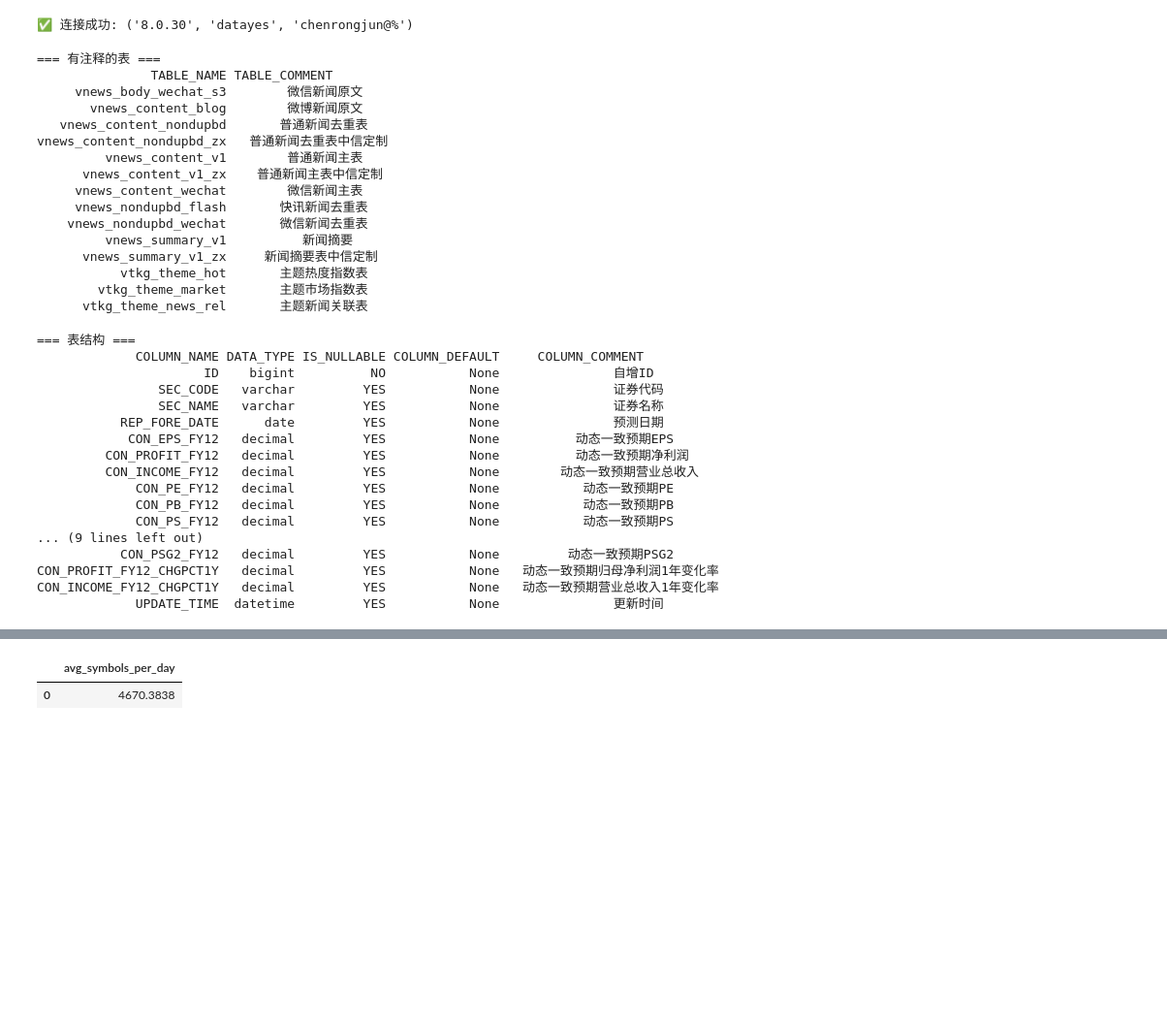
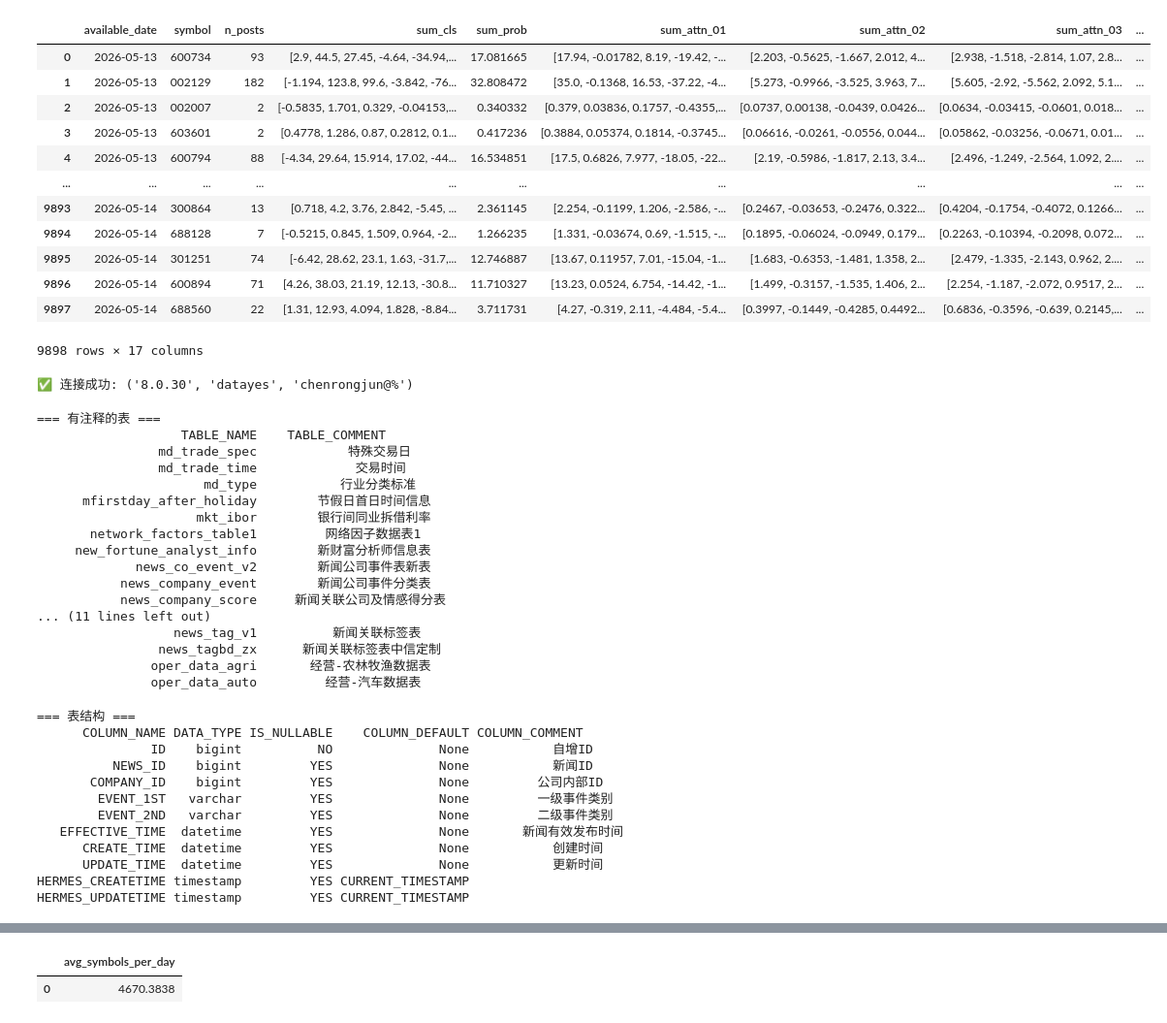
Before and after one commit to Russ4ever/chinese-wwm-roberta, a Jupyter notebook: notebooks/datayes_data_check.ipynb, the cells around one changed output, grey strips where cells are left out. Shown at 97% size. Drawn from its saved outputs; the diff is of its cells as text; code cells hidden in the pictures; blank space fills up the shorter version.

```diff
--- a/notebooks/datayes_data_check.ipynb
+++ b/notebooks/datayes_data_check.ipynb
@@ -1,5 +1,21 @@
 # %%
 import pandas as pd
+# %%
+pd.read_parquet("/home/intern_fjq_2026/Projects/chinese-wwm-roberta/artifacts/gubapost_cls/per_file/gubapost_20260513.parquet")
+# %% [output]
+|  | available_date | symbol | n_posts | sum_cls | sum_prob | sum_attn_01 | sum_attn_02 | sum_attn_03 | ... |
+| 0 | 2026-05-13 | 600734 | 93 | [2.9, 44.5, 27.45, -4.64, -34.94,... | 17.081665 | [17.94, -0.01782, 8.19, -19.42, -... | [2.203, -0.5625, -1.667, 2.012, 4... | [2.938, -1.518, -2.814, 1.07, 2.8... | ... |
+| 1 | 2026-05-13 | 002129 | 182 | [-1.194, 123.8, 99.6, -3.842, -76... | 32.808472 | [35.0, -0.1368, 16.53, -37.22, -4... | [5.273, -0.9966, -3.525, 3.963, 7... | [5.605, -2.92, -5.562, 2.092, 5.1... | ... |
+| 2 | 2026-05-13 | 002007 | 2 | [-0.5835, 1.701, 0.329, -0.04153,... | 0.340332 | [0.379, 0.03836, 0.1757, -0.4355,... | [0.0737, 0.00138, -0.0439, 0.0426... | [0.0634, -0.03415, -0.0601, 0.018... | ... |
+| 3 | 2026-05-13 | 603601 | 2 | [0.4778, 1.286, 0.87, 0.2812, 0.1... | 0.417236 | [0.3884, 0.05374, 0.1814, -0.3745... | [0.06616, -0.0261, -0.0556, 0.044... | [0.05862, -0.03256, -0.0671, 0.01... | ... |
+| 4 | 2026-05-13 | 600794 | 88 | [-4.34, 29.64, 15.914, 17.02, -44... | 16.534851 | [17.5, 0.6826, 7.977, -18.05, -22... | [2.19, -0.5986, -1.817, 2.13, 3.4... | [2.496, -1.249, -2.564, 1.092, 2.... | ... |
+| ... | ... | ... | ... | ... | ... | ... | ... | ... | ... |
+| 9893 | 2026-05-14 | 300864 | 13 | [0.718, 4.2, 3.76, 2.842, -5.45, ... | 2.361145 | [2.254, -0.1199, 1.206, -2.586, -... | [0.2467, -0.03653, -0.2476, 0.322... | [0.4204, -0.1754, -0.4072, 0.1266... | ... |
+| 9894 | 2026-05-14 | 688128 | 7 | [-0.5215, 0.845, 1.509, 0.964, -2... | 1.266235 | [1.331, -0.03674, 0.69, -1.515, -... | [0.1895, -0.06024, -0.0949, 0.179... | [0.2263, -0.10394, -0.2098, 0.072... | ... |
+| 9895 | 2026-05-14 | 301251 | 74 | [-6.42, 28.62, 23.1, 1.63, -31.7,... | 12.746887 | [13.67, 0.11957, 7.01, -15.04, -1... | [1.683, -0.6353, -1.481, 1.358, 2... | [2.479, -1.335, -2.143, 0.962, 2.... | ... |
+| 9896 | 2026-05-14 | 600894 | 71 | [4.26, 38.03, 21.19, 12.13, -30.8... | 11.710327 | [13.23, 0.0524, 6.754, -14.42, -1... | [1.499, -0.3157, -1.535, 1.406, 2... | [2.254, -1.187, -2.072, 0.9517, 2... | ... |
+| 9897 | 2026-05-14 | 688560 | 22 | [1.31, 12.93, 4.094, 1.828, -8.84... | 3.711731 | [4.27, -0.319, 2.11, -4.484, -5.4... | [0.3997, -0.1449, -0.4285, 0.4492... | [0.6836, -0.3596, -0.639, 0.2145,... | ... |
+9898 rows × 17 columns
 # %%
 # pd.read_csv("/home/intern_fjq_2026/Projects/chinese-wwm-roberta/filtered_data/social_text_202403.csv.gz")
 # %%
@@ -24,7 +40,7 @@ comment_info = pd.read_sql("""
     WHERE table_schema = DATABASE()
       AND TABLE_COMMENT != ''
     ORDER BY TABLE_NAME
-    LIMIT 420, 20
+    LIMIT 250, 25
 """, conn)
 
 print("=== 有注释的表 ===")
@@ -34,24 +50,25 @@ else:
     print("(暂无)")
 # %% [output]
 === 有注释的表 ===
-               TABLE_NAME TABLE_COMMENT
-     vnews_body_wechat_s3        微信新闻原文
-       vnews_content_blog        微博新闻原文
-   vnews_content_nondupbd       普通新闻去重表
-vnews_content_nondupbd_zx   普通新闻去重表中信定制
-         vnews_content_v1        普通新闻主表
-      vnews_content_v1_zx    普通新闻主表中信定制
-     vnews_content_wechat        微信新闻主表
-     vnews_nondupbd_flash       快讯新闻去重表
-    vnews_nondupbd_wechat       微信新闻去重表
-         vnews_summary_v1          新闻摘要
-      vnews_summary_v1_zx     新闻摘要表中信定制
-           vtkg_theme_hot       主题热度指数表
-        vtkg_theme_market       主题市场指数表
-      vtkg_theme_news_rel       主题新闻关联表
+                   TABLE_NAME    TABLE_COMMENT
+                md_trade_spec            特殊交易日
+                md_trade_time             交易时间
+                      md_type           行业分类标准
+      mfirstday_after_holiday        节假日首日时间信息
+                     mkt_ibor        银行间同业拆借利率
+       network_factors_table1         网络因子数据表1
+     new_fortune_analyst_info        新财富分析师信息表
+             news_co_event_v2        新闻公司事件表新表
+           news_company_event        新闻公司事件分类表
+           news_company_score     新闻关联公司及情感得分表
+... (11 lines left out)
+                  news_tag_v1          新闻关联标签表
+                news_tagbd_zx      新闻关联标签表中信定制
+               oper_data_agri       经营-农林牧渔数据表
+               oper_data_auto         经营-汽车数据表
 # %%
 import pandas as pd
-D = 'con_sec_fy12'
+D = 'news_company_event'
 # 1. 先看表结构（字段名和数据类型）
 schema = pd.read_sql(f"""
     SELECT COLUMN_NAME, DATA_TYPE, IS_NULLABLE, COLUMN_DEFAULT, COLUMN_COMMENT
@@ -63,22 +80,17 @@ print("=== 表结构 ===")
 print(schema.to_string(index=False))
 # %% [output]
 === 表结构 ===
-             COLUMN_NAME DATA_TYPE IS_NULLABLE COLUMN_DEFAULT     COLUMN_COMMENT
-                      ID    bigint          NO           None               自增ID
-                SEC_CODE   varchar         YES           None               证券代码
-                SEC_NAME   varchar         YES           None               证券名称
-           REP_FORE_DATE      date         YES           None               预测日期
-            CON_EPS_FY12   decimal         YES           None          动态一致预期EPS
-         CON_PROFIT_FY12   decimal         YES           None          动态一致预期净利润
-         CON_INCOME_FY12   decimal         YES           None        动态一致预期营业总收入
-             CON_PE_FY12   decimal         YES           None           动态一致预期PE
-             CON_PB_FY12   decimal         YES           None           动态一致预期PB
-             CON_PS_FY12   decimal         YES           None           动态一致预期PS
-... (9 lines left out)
-           CON_PSG2_FY12   decimal         YES           None         动态一致预期PSG2
-CON_PROFIT_FY12_CHGPCT1Y   decimal         YES           None   动态一致预期归母净利润1年变化率
-CON_INCOME_FY12_CHGPCT1Y   decimal         YES           None   动态一致预期营业总收入1年变化率
-             UPDATE_TIME  datetime         YES           None               更新时间
+      COLUMN_NAME DATA_TYPE IS_NULLABLE    COLUMN_DEFAULT COLUMN_COMMENT
+               ID    bigint          NO              None           自增ID
+          NEWS_ID    bigint         YES              None           新闻ID
+       COMPANY_ID    bigint         YES              None         公司内部ID
+        EVENT_1ST   varchar         YES              None         一级事件类别
+        EVENT_2ND   varchar         YES              None         二级事件类别
+   EFFECTIVE_TIME  datetime         YES              None       新闻有效发布时间
+      CREATE_TIME  datetime         YES              None           创建时间
+      UPDATE_TIME  datetime         YES              None           更新时间
+HERMES_CREATETIME timestamp         YES CURRENT_TIMESTAMP
+HERMES_UPDATETIME timestamp         YES CURRENT_TIMESTAMP
 # %%
 # 2. 看前几行数据 + 总行数
 count = pd.read_sql(f'SELECT COUNT(*) AS cnt FROM {D}', conn).iloc[0]['cnt']
```
Also changed, not shown: parts of 3 cells of this notebook, 9 other files.
